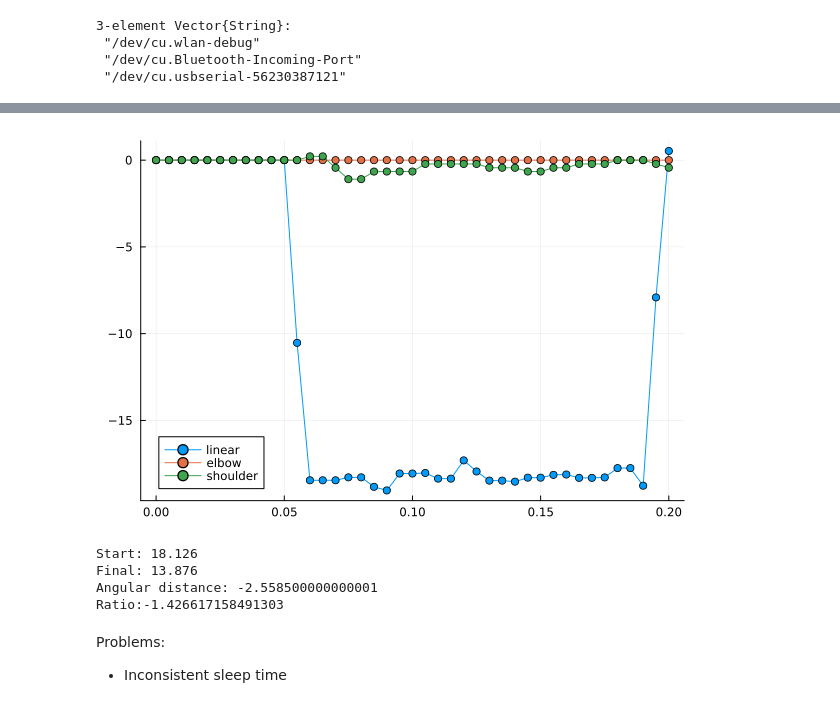
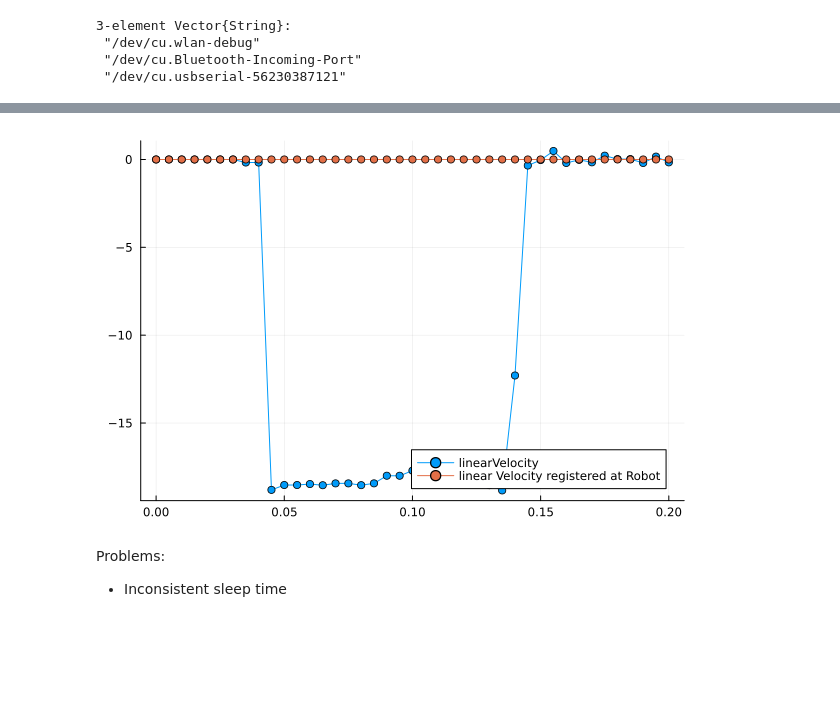
Before and after one commit to Rexlab-cartpole/ESP_HOST_FIRMWARE, a Jupyter notebook: Julia/CartPole.ipynb, the cells around one changed output, grey strips where cells are left out. Saved outputs shown, nothing was run; the diff lists cells and outputs as text; code cells hidden in the pictures; blank space fills up the shorter version.

```diff
--- a/Julia/CartPole.ipynb
+++ b/Julia/CartPole.ipynb
@@ -117,26 +123,12 @@ plot!(t_vec, shoulderPositions, label="shoulder")
 # %%
 # plot the various velocities over time, each point should be a dot
-plot(t_vec, linearVelocities * ENCODER_LINEAR_ANGULAR_RATIO_CM, label="linear", marker=:dot)
-plot!(t_vec, elbowVelocities, label="elbow", marker=:dot)
-plot!(t_vec, shoulderVelocities, label="shoulder", marker=:dot)
+plot(t_vec, linearVelocities * ENCODER_LINEAR_ANGULAR_RATIO_CM, label="linearVelocity", marker=:dot)
+# plot!(t_vec, elbowVelocities, label="elbow", marker=:dot)
+# plot!(t_vec, shoulderVelocities, label="shoulder", marker=:dot)
+# plot!(t_vec, elbowRequested, label="elbow requested", marker=:dot)
+plot!(t_vec, linearRequested / -1000, label="linear Velocity registered at Robot", marker=:dot)
 # %% [output]
-[figure, old version]
+[figure, new version]
-# %%
-# print the start and final linear position
-println("Start: ", linearPositions[1])
-println("Final: ", linearPositions[end])
-
-angularDistance = linearPositions[end] - linearPositions[1]
-angularDistance = angularDistance * ENCODER_LINEAR_ANGULAR_RATIO_CM
-
-println("Angular distance: ", angularDistance)
-
-println("Ratio:", physicalDistance/angularDistance);
-# %% [output]
-Start: 18.126
-Final: 13.876
-Angular distance: -2.558500000000001
-Ratio:-1.426617158491303
 # %% [markdown]
 Problems:
 * Inconsistent sleep time
```
Also changed, not shown: parts of 9 cells of this notebook, 17 other files.
